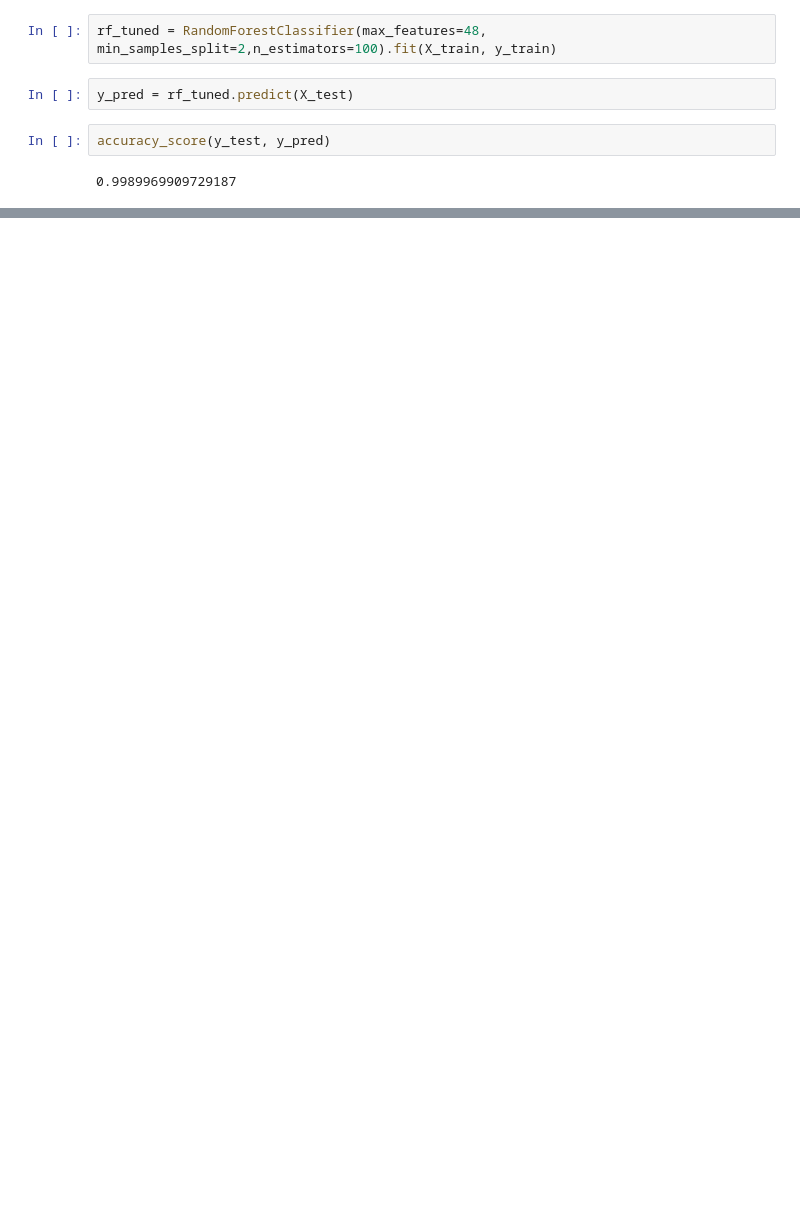
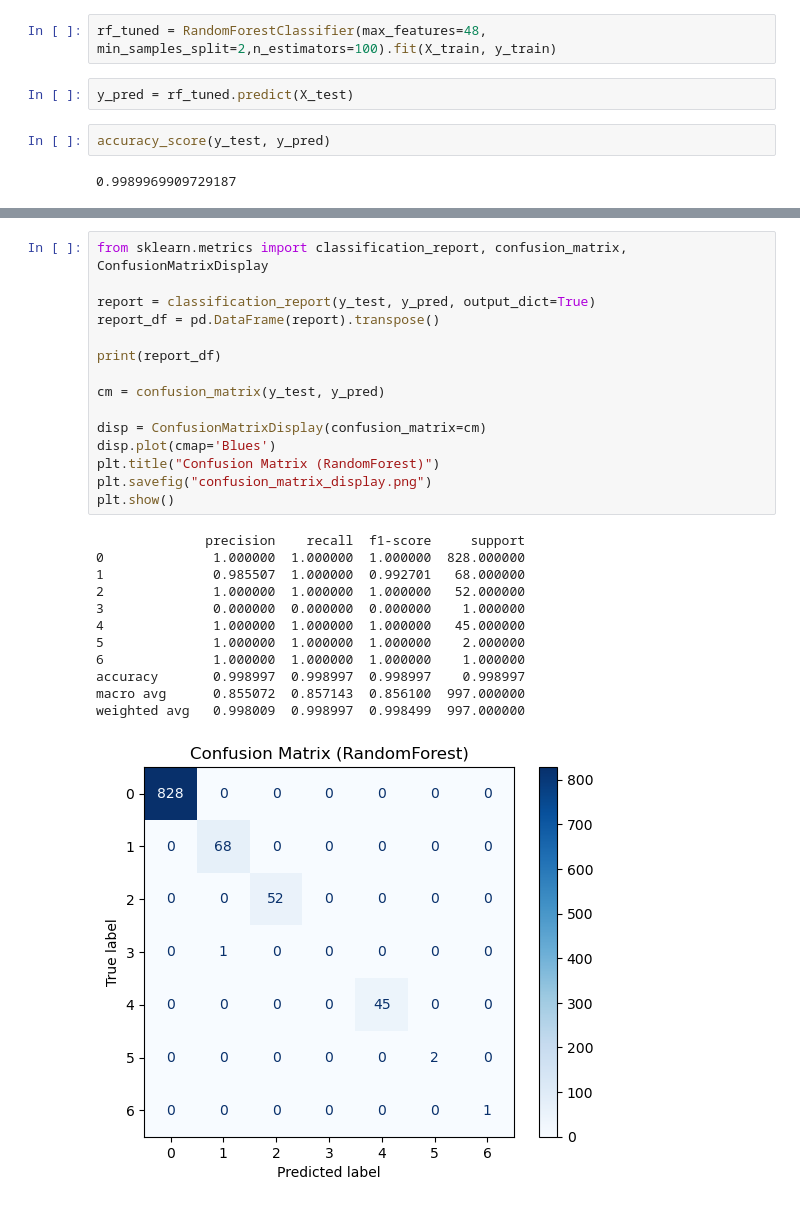
Before and after one commit to gamzegezgin/Classification-Models, a Jupyter notebook: Random Forest/RF_example.ipynb, the cells around one changed output, grey strips where cells are left out. Saved outputs shown, nothing was run; the diff lists cells and outputs as text; blank space fills up the shorter version.

```diff
--- a/Random Forest/RF_example.ipynb
+++ b/Random Forest/RF_example.ipynb
@@ -89,0 +90,28 @@ plt.show()
+# %%
+from sklearn.metrics import classification_report, confusion_matrix, ConfusionMatrixDisplay
+
+report = classification_report(y_test, y_pred, output_dict=True)
+report_df = pd.DataFrame(report).transpose()
+
+print(report_df)
+
+cm = confusion_matrix(y_test, y_pred)
+
+disp = ConfusionMatrixDisplay(confusion_matrix=cm)
+disp.plot(cmap='Blues')
+plt.title("Confusion Matrix (RandomForest)")
+plt.savefig("confusion_matrix_display.png")
+plt.show()
+# %% [output]
+              precision    recall  f1-score     support
+0              1.000000  1.000000  1.000000  828.000000
+1              0.985507  1.000000  0.992701   68.000000
+2              1.000000  1.000000  1.000000   52.000000
+3              0.000000  0.000000  0.000000    1.000000
+4              1.000000  1.000000  1.000000   45.000000
+5              1.000000  1.000000  1.000000    2.000000
+6              1.000000  1.000000  1.000000    1.000000
+accuracy       0.998997  0.998997  0.998997    0.998997
+macro avg      0.855072  0.857143  0.856100  997.000000
+weighted avg   0.998009  0.998997  0.998499  997.000000
+[figure, added]
```
Also changed, not shown: parts of 3 cells of this notebook, 9 other files.
